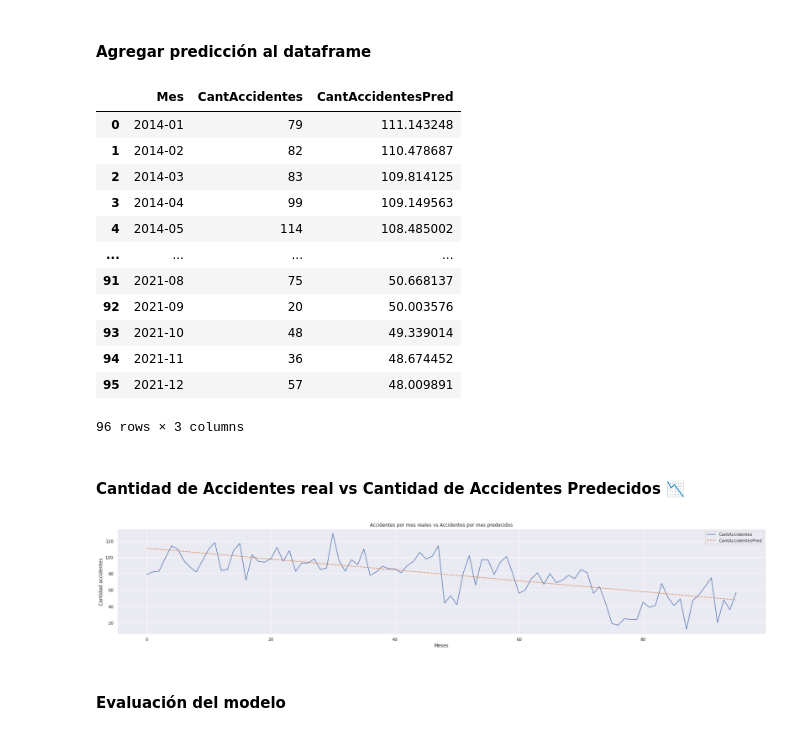
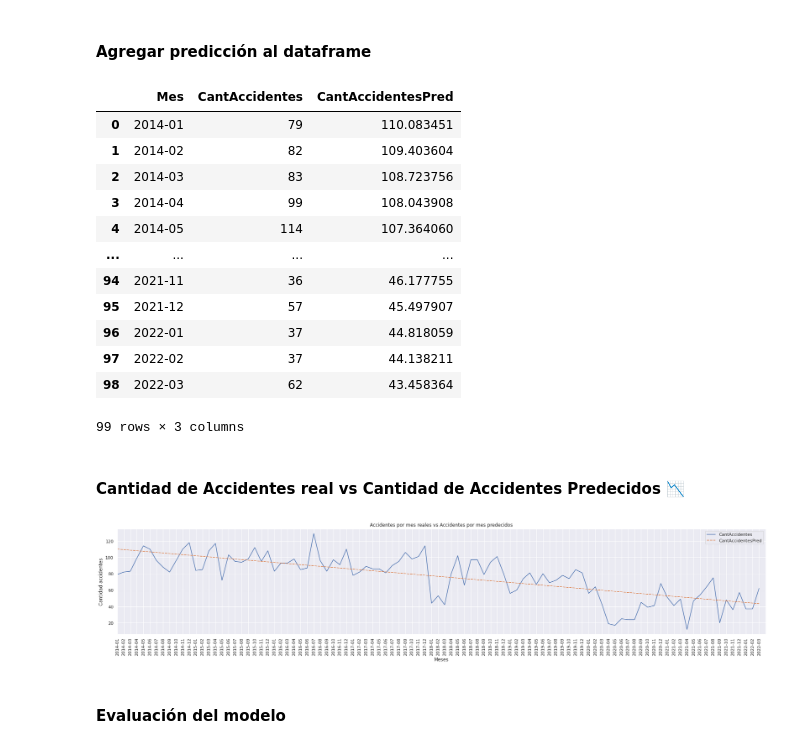
Before and after one commit to pbravi/datascience, a Jupyter notebook: ProyectoFinal/Desafio_AlgoritmoML_MVP_Pablo_Bravi.ipynb, the cells around one changed output. Drawn from its saved outputs; the diff is of its cells as text; code cells hidden in the pictures.

```diff
--- a/ProyectoFinal/Desafio_AlgoritmoML_MVP_Pablo_Bravi.ipynb
+++ b/ProyectoFinal/Desafio_AlgoritmoML_MVP_Pablo_Bravi.ipynb
@@ -1186,5 +1188,5 @@ Continuaremos trabajando con el dataset de intevenciones por mes, pero excluirem
 # %%
-df_intervenciones_por_mes = df_intervenciones_por_mes[df_intervenciones_por_mes.index.get_level_values(0)!='2022']
+df_intervenciones_por_mes = df_intervenciones_por_mes[df_intervenciones_por_mes.index.get_level_values(1)<='2022-03']
 df_intervenciones_por_mes
 # %% [output]
 fecha  fecha
@@ -1256,29 +1261,32 @@ df_intervenciones_por_mes_pred['CantAccidentesPred'] = model.predict(pd.DataFram
 df_intervenciones_por_mes_pred
 # %% [output]
 |  | Mes | CantAccidentes | CantAccidentesPred |
-| 0 | 2014-01 | 79 | 111.143248 |
-| 1 | 2014-02 | 82 | 110.478687 |
-| 2 | 2014-03 | 83 | 109.814125 |
-| 3 | 2014-04 | 99 | 109.149563 |
-| 4 | 2014-05 | 114 | 108.485002 |
+| 0 | 2014-01 | 79 | 110.083451 |
+| 1 | 2014-02 | 82 | 109.403604 |
+| 2 | 2014-03 | 83 | 108.723756 |
+| 3 | 2014-04 | 99 | 108.043908 |
+| 4 | 2014-05 | 114 | 107.364060 |
 | ... | ... | ... | ... |
-| 91 | 2021-08 | 75 | 50.668137 |
-| 92 | 2021-09 | 20 | 50.003576 |
-| 93 | 2021-10 | 48 | 49.339014 |
-| 94 | 2021-11 | 36 | 48.674452 |
-| 95 | 2021-12 | 57 | 48.009891 |
+| 94 | 2021-11 | 36 | 46.177755 |
+| 95 | 2021-12 | 57 | 45.497907 |
+| 96 | 2022-01 | 37 | 44.818059 |
+| 97 | 2022-02 | 37 | 44.138211 |
+| 98 | 2022-03 | 62 | 43.458364 |
-96 rows × 3 columns
+99 rows × 3 columns
 # %% [markdown]
 #### Cantidad de Accidentes real vs Cantidad de Accidentes Predecidos 📉
 # %%
 sns.set(rc={"figure.figsize":(30, 5)})
 lineplot = sns.lineplot(data=df_intervenciones_por_mes_pred[['CantAccidentes','CantAccidentesPred']])
 lineplot.set_xlabel('Meses')
 lineplot.set_ylabel('Cantidad accidentes')
 lineplot.set_title('Accidentes por mes reales vs Accidentes por mes predecidos')
+lineplot.set_xticks(range(len(df_intervenciones_por_mes_pred['Mes'])))
+lineplot.set_xticklabels(df_intervenciones_por_mes_pred['Mes'], rotation=90)
+lineplot.set_xlim(0,len(df_intervenciones_por_mes_pred['Mes']))
 plt.show()
 # %% [output]
-[figure, old version]
+[figure, new version]
 # %% [markdown]
 #### Evaluación del modelo
 # %% [markdown]
```
Also changed, not shown: parts of 8 cells of this notebook.
